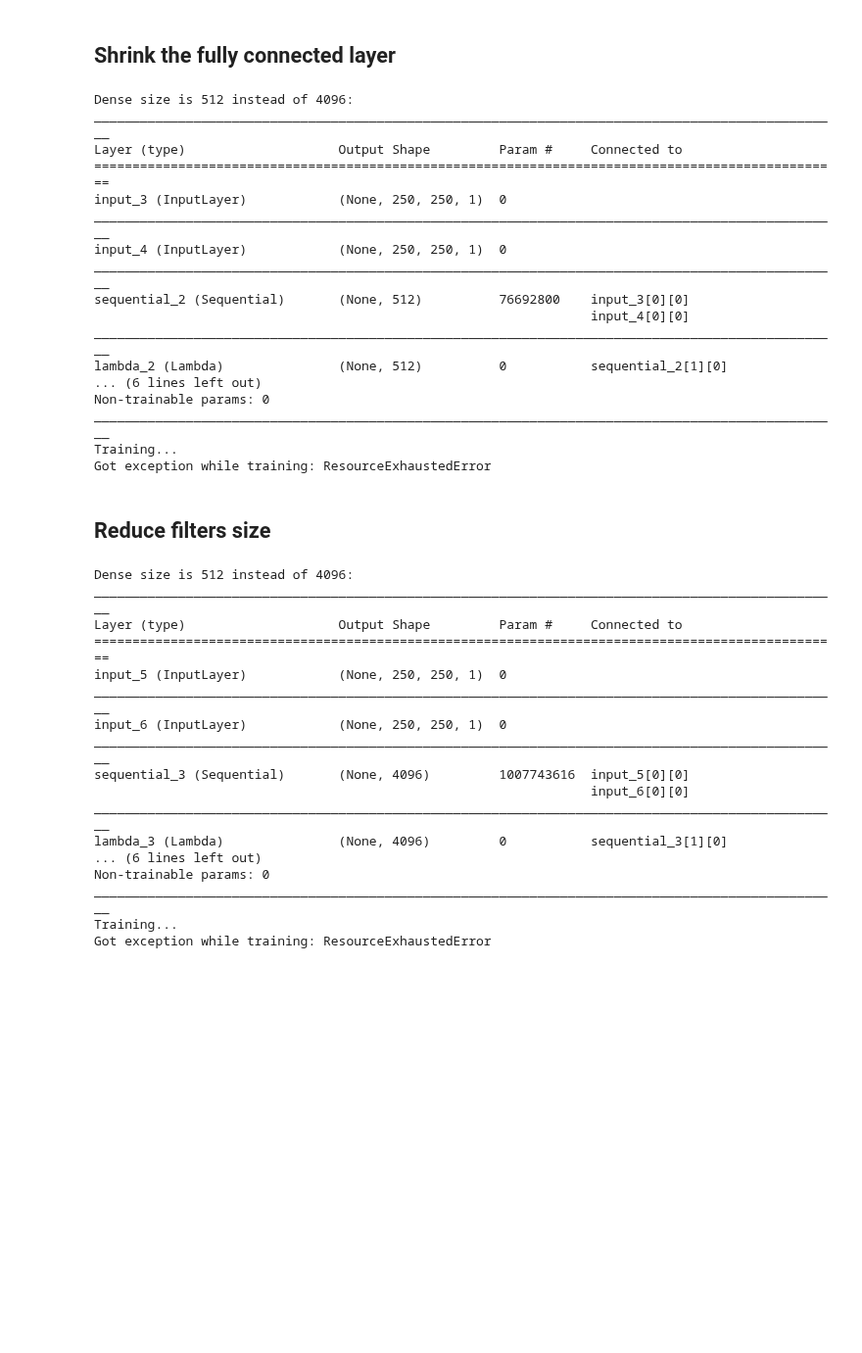
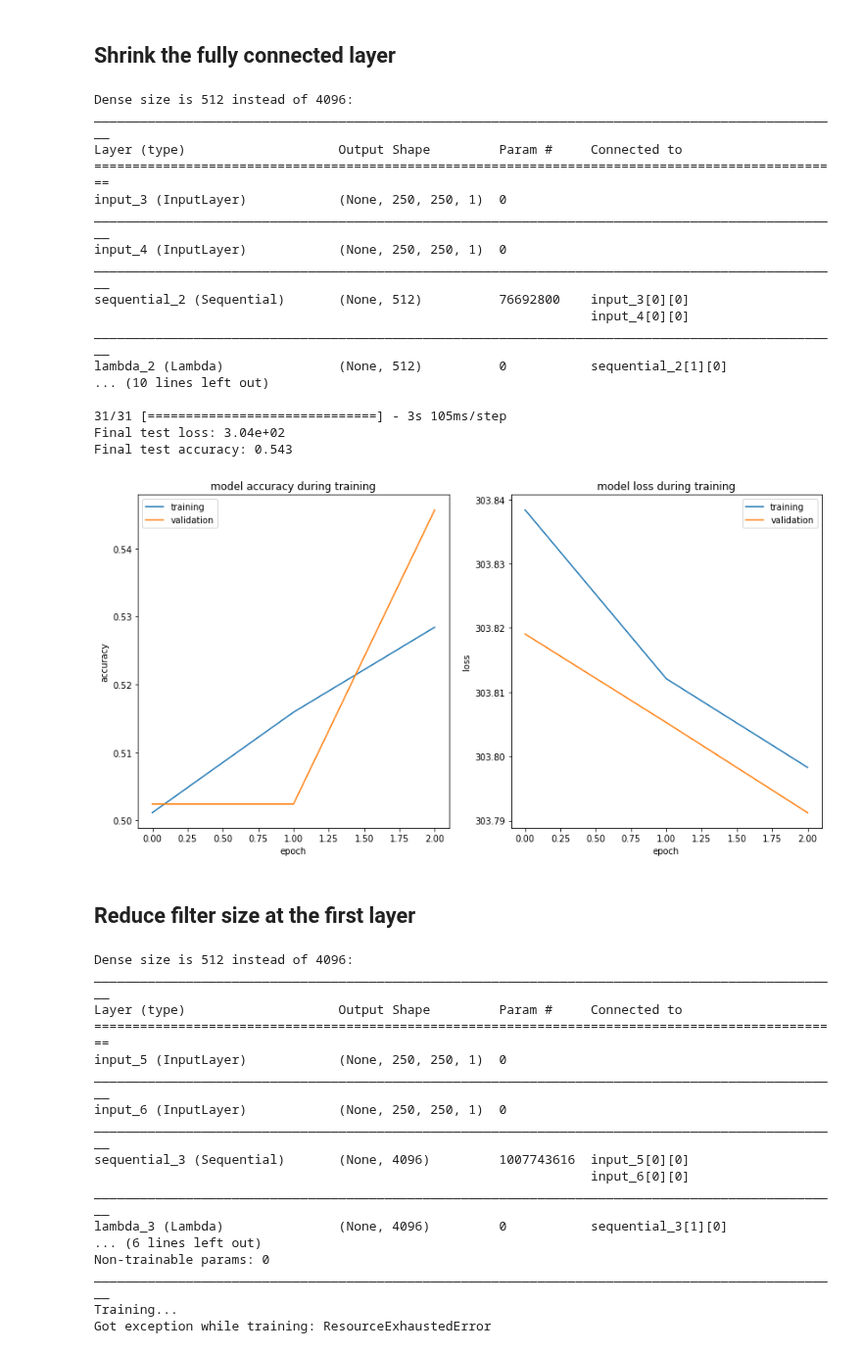
Before and after one commit to elisim/Deep-Learning-Intro, a Jupyter notebook: assignment2/Original-Paper-Model.ipynb, the cells around one changed output. Shown at 98% size. Saved outputs shown, nothing was run; the diff lists cells and outputs as text; code cells hidden in the pictures; blank space fills up the shorter version.

```diff
--- a/assignment2/Original-Paper-Model.ipynb
+++ b/assignment2/Original-Paper-Model.ipynb
@@ -55,34 +55,36 @@ Got exception while training: ResourceExhaustedError
 # %% [markdown]
 ## Shrink the fully connected layer
 # %%
+
 s_net = Siamese()
 s_net.build('paper_network', dense_size=512)
 print("Dense size is 512 instead of 4096:")
 s_net.model.summary()
 
-history = try_train(s_net)
+history = try_train(s_net, epochs=3)
 if history:
     s_net.evaluate(history, same_test_paths, diff_test_paths)
 # %% [output]
 Dense size is 512 instead of 4096:
 __________________________________________________________________________________________________
 Layer (type)                    Output Shape         Param #     Connected to
 ==================================================================================================
 input_3 (InputLayer)            (None, 250, 250, 1)  0
 __________________________________________________________________________________________________
 input_4 (InputLayer)            (None, 250, 250, 1)  0
 __________________________________________________________________________________________________
 sequential_2 (Sequential)       (None, 512)          76692800    input_3[0][0]
                                                                  input_4[0][0]
 __________________________________________________________________________________________________
 lambda_2 (Lambda)               (None, 512)          0           sequential_2[1][0]
-... (6 lines left out)
-Non-trainable params: 0
-__________________________________________________________________________________________________
-Training...
-Got exception while training: ResourceExhaustedError
+... (10 lines left out)
+
+31/31 [==============================] - 3s 105ms/step
+Final test loss: 3.04e+02
+Final test accuracy: 0.543
+[figure, added]
 # %% [markdown]
-## Reduce filters size
+## Reduce filter size at the first layer
 # %%
 s_net = Siamese()
 s_net.build('paper_network')
```
Also changed, not shown: parts of 2 cells of this notebook, 1 other file.
